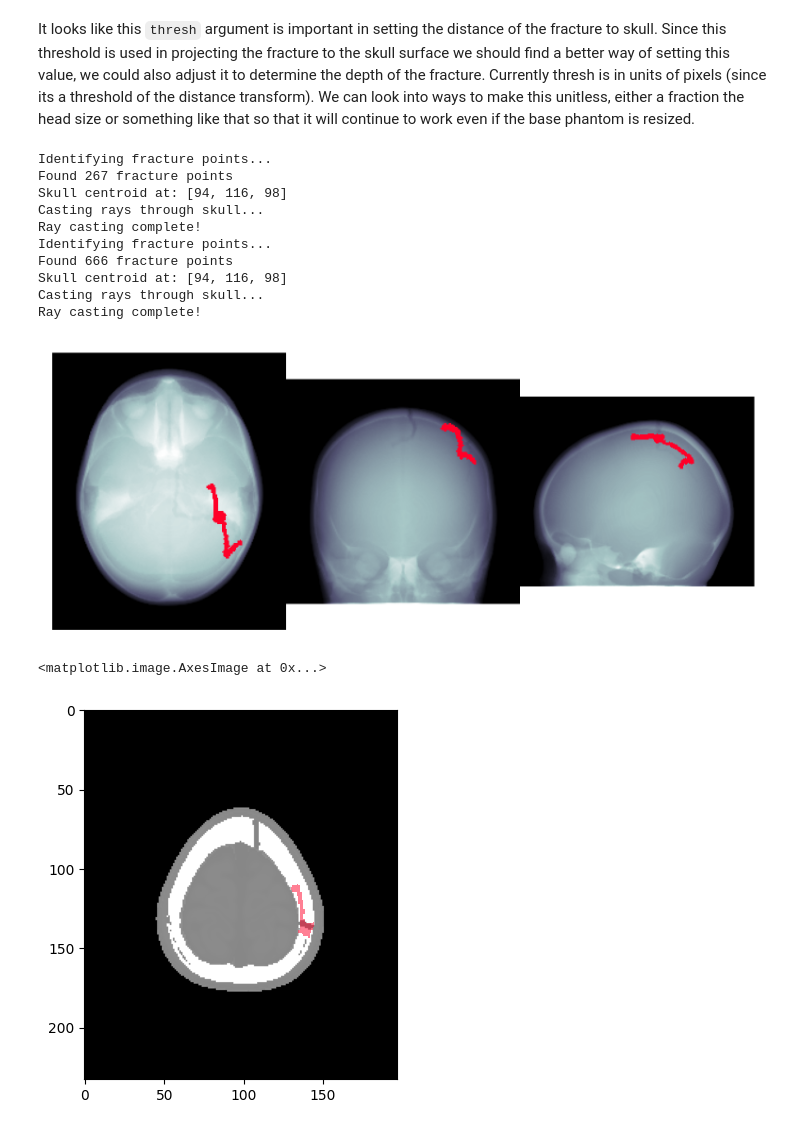
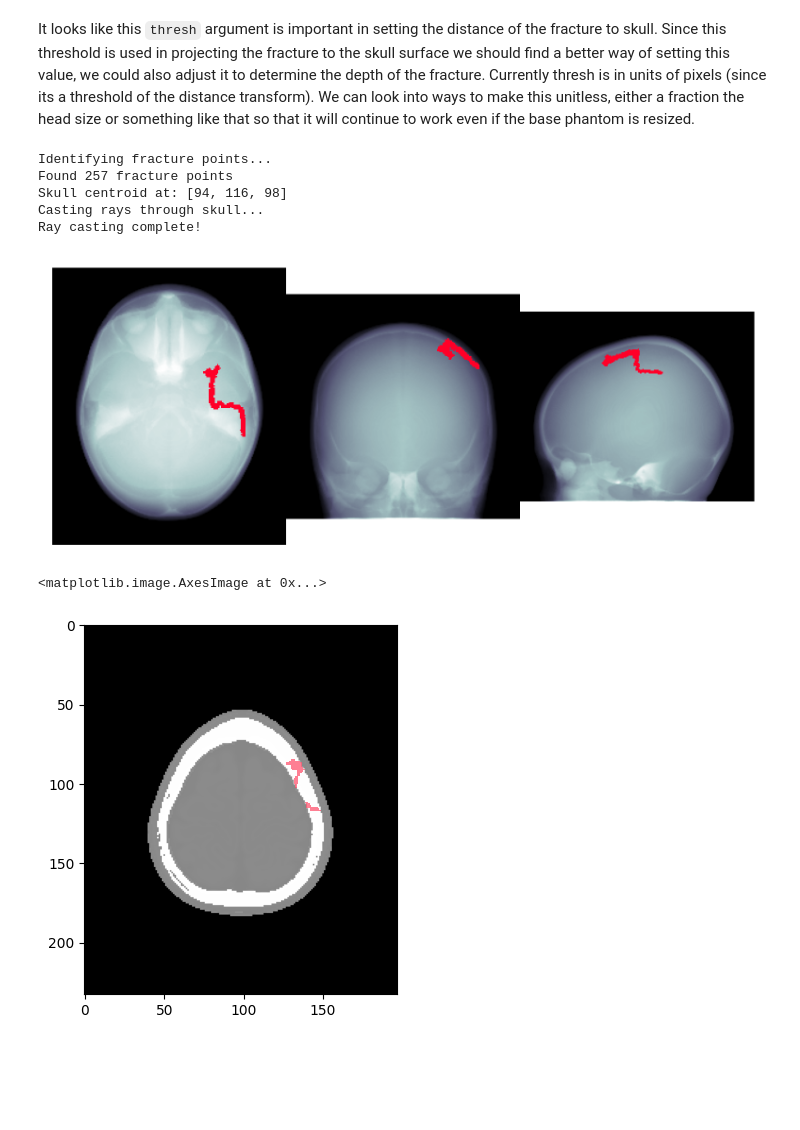
Before and after one commit to DIDSR/InSilicoICH, a Jupyter notebook: notebooks/01_fracture.ipynb, the cells around one changed output. Saved outputs shown, nothing was run; the diff lists cells and outputs as text; code cells hidden in the pictures; blank space fills up the shorter version.

```diff
--- a/notebooks/01_fracture.ipynb
+++ b/notebooks/01_fracture.ipynb
@@ -59,28 +59,24 @@ It looks like this `thresh` argument is important in setting the distance of the
 # %%
 import matplotlib.pyplot as plt
 import numpy as np
 
-fractures = phantom.get_fractures(thresh=2)
+fractures = phantom.get_fractures()
 fracture_mask = np.ma.masked_where(fractures == 0, fractures)
+phantom.add_fractures = False
 vol = phantom.get_CT_number_phantom()
 
 f, axs = plt.subplots(1, 3, gridspec_kw=dict(wspace=0, hspace=0), dpi=300)
 for i, ax in enumerate(axs):
     ax.imshow(vol.mean(axis=i), cmap='bone')
     ax.imshow(fracture_mask.mean(axis=i), cmap='gist_rainbow', interpolation='none')
     ax.axis('off')
 # %% [output]
 Identifying fracture points...
-Found 267 fracture points
+Found 257 fracture points
 Skull centroid at: [94, 116, 98]
 Casting rays through skull...
 Ray casting complete!
-Identifying fracture points...
-Found 666 fracture points
-Skull centroid at: [94, 116, 98]
-Casting rays through skull...
-Ray casting complete!
-[figure, old version]
+[figure, new version]
 # %%
 from skimage.measure import regionprops, label
 from matplotlib import patches
@@ -96,7 +92,7 @@ ax.imshow(fracture_mask[z_slice], cmap='gist_rainbow', interpolation='none', alp
 # ax.add_patch(rect)
 # %% [output]
 <matplotlib.image.AxesImage at 0x...>
-[figure, old version]
+[figure, new version]
 # %%
 plt.imshow(fractures[z_slice])
 # %% [output]
```
Also changed, not shown: parts of 2 cells of this notebook, 2 other files.
